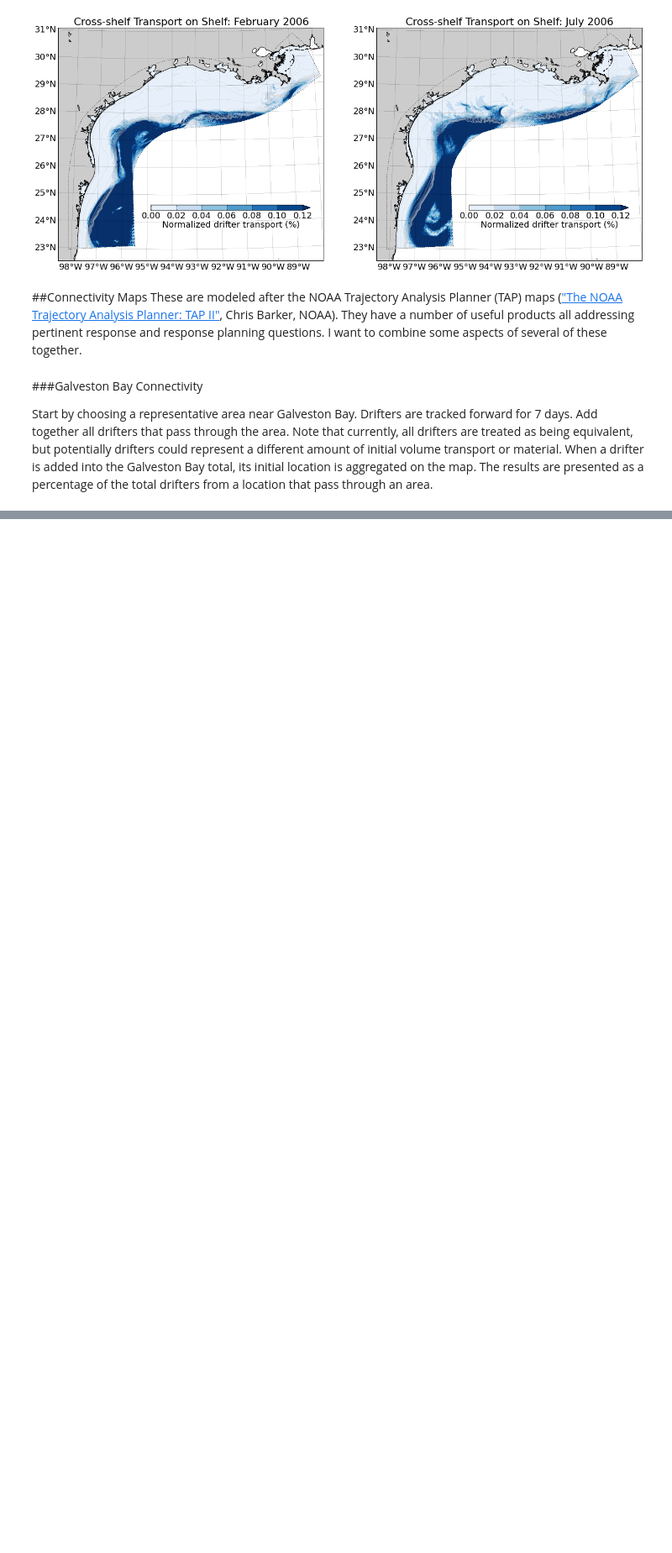
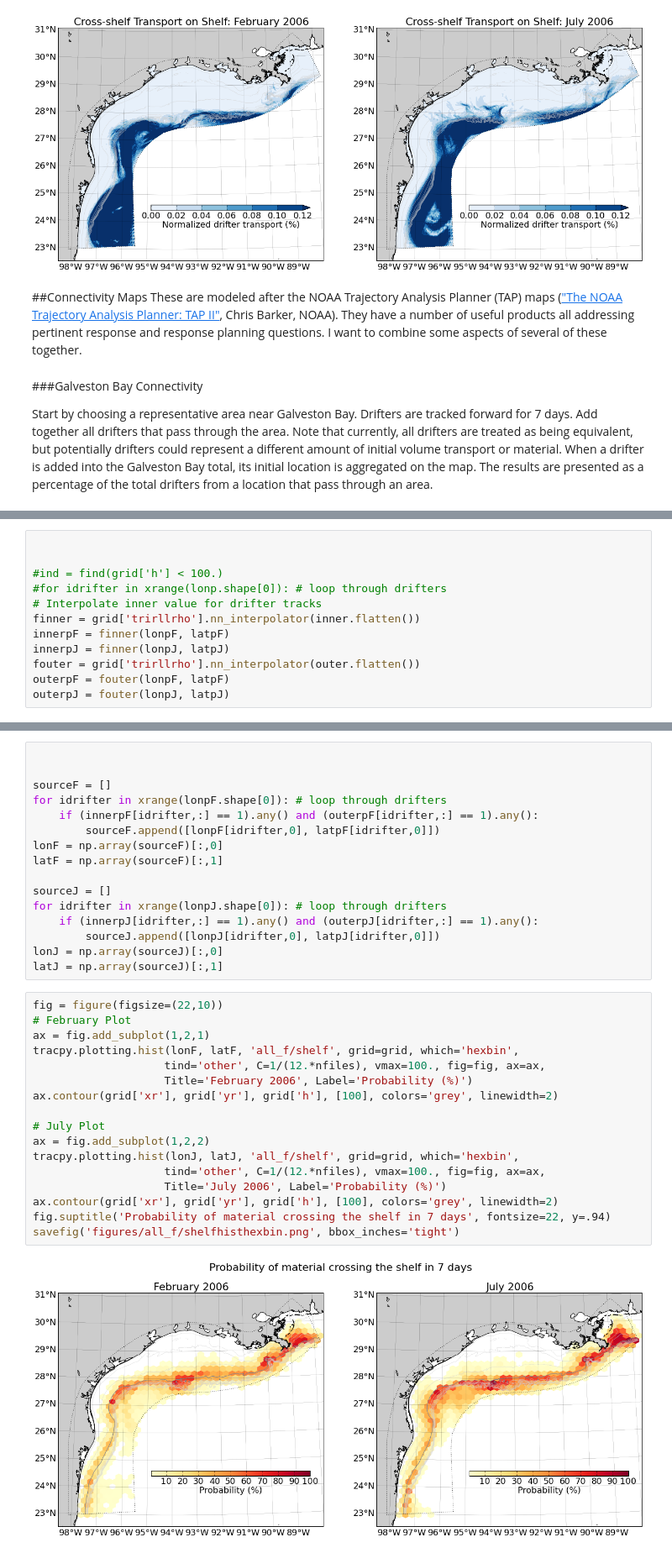
Before and after one commit to kthyng/gisr, a Jupyter notebook: all_f.ipynb, the cells around one changed output, grey strips where cells are left out. Shown at 84% size. Saved outputs shown, nothing was run; the diff lists cells and outputs as text; blank space fills up the shorter version.

```diff
--- a/all_f.ipynb
+++ b/all_f.ipynb
@@ -188,0 +197,12 @@ lonp.shape[0]
+# %%
+
+
+#ind = find(grid['h'] < 100.)
+#for idrifter in xrange(lonp.shape[0]): # loop through drifters
+# Interpolate inner value for drifter tracks
+finner = grid['trirllrho'].nn_interpolator(inner.flatten())
+innerpF = finner(lonpF, latpF)
+innerpJ = finner(lonpJ, latpJ)
+fouter = grid['trirllrho'].nn_interpolator(outer.flatten())
+outerpF = fouter(lonpF, latpF)
+outerpJ = fouter(lonpJ, latpJ)
@@ -188,0 +211,35 @@ lonp.shape[0]
+# %%
+
+
+sourceF = []
+for idrifter in xrange(lonpF.shape[0]): # loop through drifters
+    if (innerpF[idrifter,:] == 1).any() and (outerpF[idrifter,:] == 1).any():
+        sourceF.append([lonpF[idrifter,0], latpF[idrifter,0]])
+lonF = np.array(sourceF)[:,0]
+latF = np.array(sourceF)[:,1]
+
+sourceJ = []
+for idrifter in xrange(lonpJ.shape[0]): # loop through drifters
+    if (innerpJ[idrifter,:] == 1).any() and (outerpJ[idrifter,:] == 1).any():
+        sourceJ.append([lonpJ[idrifter,0], latpJ[idrifter,0]])
+lonJ = np.array(sourceJ)[:,0]
+latJ = np.array(sourceJ)[:,1]
+# %%
+fig = figure(figsize=(22,10))
+# February Plot
+ax = fig.add_subplot(1,2,1)
+tracpy.plotting.hist(lonF, latF, 'all_f/shelf', grid=grid, which='hexbin',
+                    tind='other', C=1/(12.*nfiles), vmax=100., fig=fig, ax=ax,
+                    Title='February 2006', Label='Probability (%)')
+ax.contour(grid['xr'], grid['yr'], grid['h'], [100], colors='grey', linewidth=2)
+
+# July Plot
+ax = fig.add_subplot(1,2,2)
+tracpy.plotting.hist(lonJ, latJ, 'all_f/shelf', grid=grid, which='hexbin',
+                    tind='other', C=1/(12.*nfiles), vmax=100., fig=fig, ax=ax,
+                    Title='July 2006', Label='Probability (%)')
+ax.contour(grid['xr'], grid['yr'], grid['h'], [100], colors='grey', linewidth=2)
+fig.suptitle('Probability of material crossing the shelf in 7 days', fontsize=22, y=.94)
+savefig('figures/all_f/shelfhisthexbin.png', bbox_inches='tight')
+# %% [output]
+[figure, added]
```
Also changed, not shown: parts of 11 cells of this notebook.
